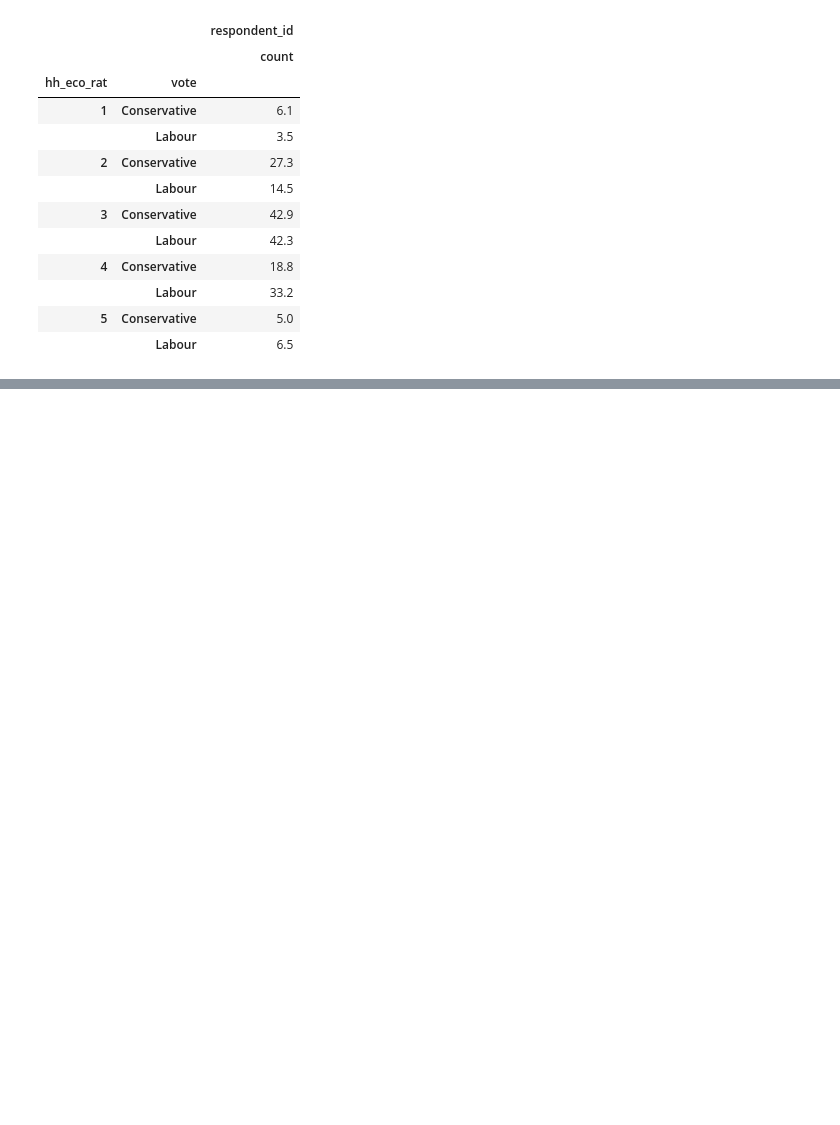
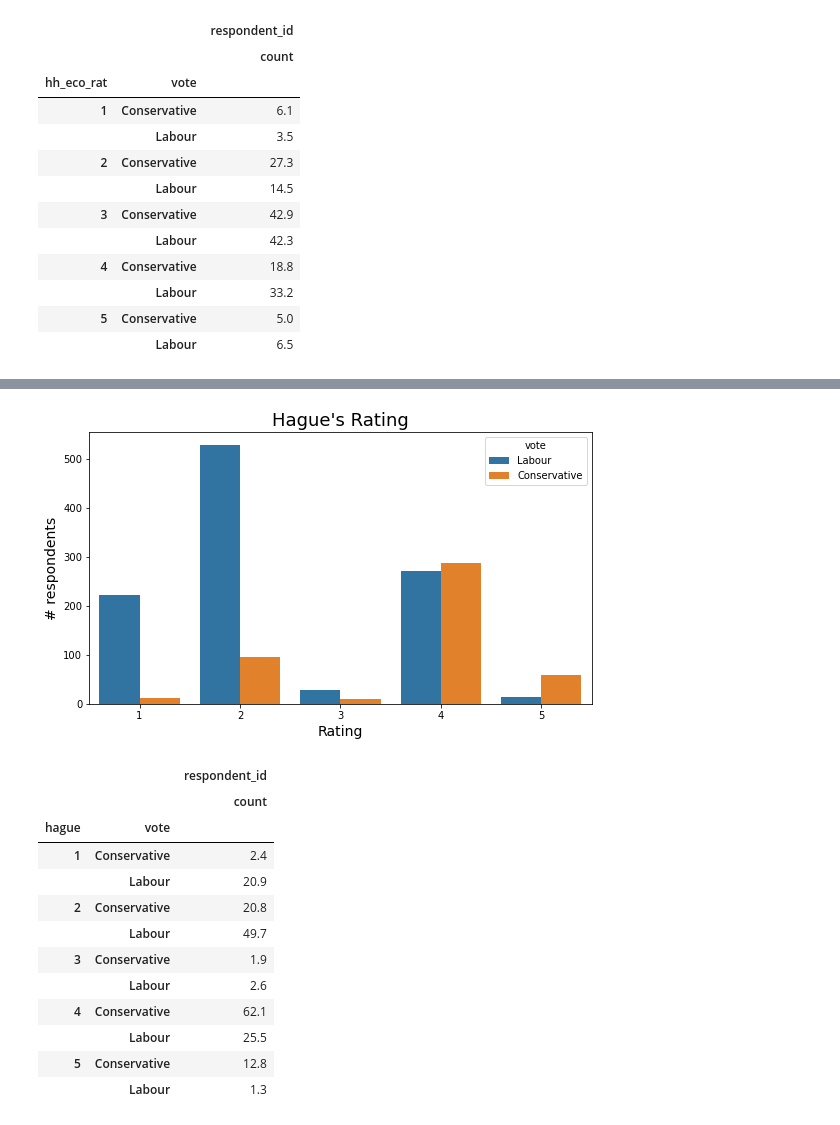
Before and after one commit to sarang-manohar/hogwarts, a Jupyter notebook: academia/machineLearning/code/machine-learning_election-data.ipynb, the cells around one changed output, grey strips where cells are left out. Drawn from its saved outputs; the diff is of its cells as text; code cells hidden in the pictures; blank space fills up the shorter version.

```diff
--- a/academia/machineLearning/code/machine-learning_election-data.ipynb
+++ b/academia/machineLearning/code/machine-learning_election-data.ipynb
@@ -153,0 +168,21 @@ round(raw_data[['Unnamed: 0','economic.cond.household','vote']].groupby(['econom
+# %%
+fig = plt.subplots(figsize=(9,5))
+sns.countplot(x=data['hague'], hue=data['vote'])
+plt.title("Hague's Rating", fontsize=18); plt.xlabel('Rating', fontsize=14); plt.ylabel('# respondents', fontsize=14);
+plt.show()
+display(round(data[['respondent_id','hague','vote']].groupby(['hague','vote']).agg(['count'])/data[['respondent_id','vote']].groupby(['vote']).agg(['count'])*100,1))
+# %% [output]
+[figure, added]
+|  |  | respondent_id |
+|  |  | count |
+| hague | vote |  |
+| 1 | Conservative | 2.4 |
+|  | Labour | 20.9 |
+| 2 | Conservative | 20.8 |
+|  | Labour | 49.7 |
+| 3 | Conservative | 1.9 |
+|  | Labour | 2.6 |
+| 4 | Conservative | 62.1 |
+|  | Labour | 25.5 |
+| 5 | Conservative | 12.8 |
+|  | Labour | 1.3 |
```
Also changed, not shown: parts of 6 cells of this notebook.
